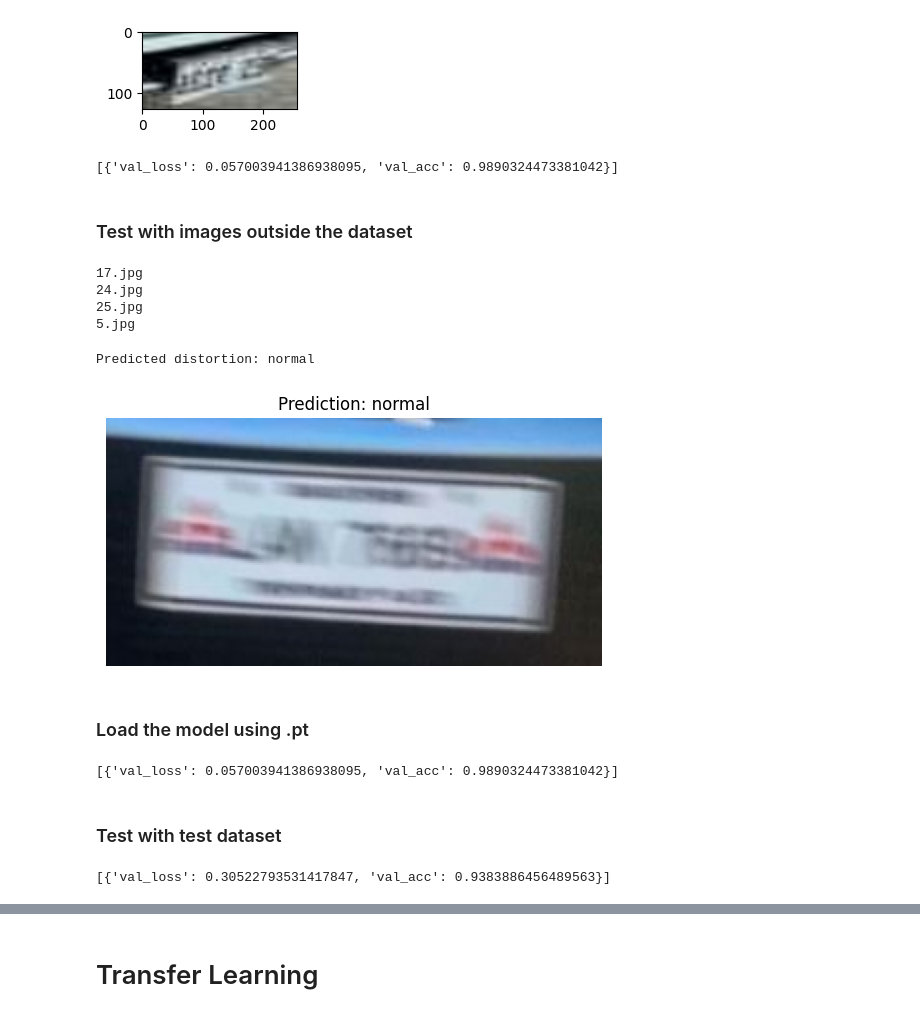
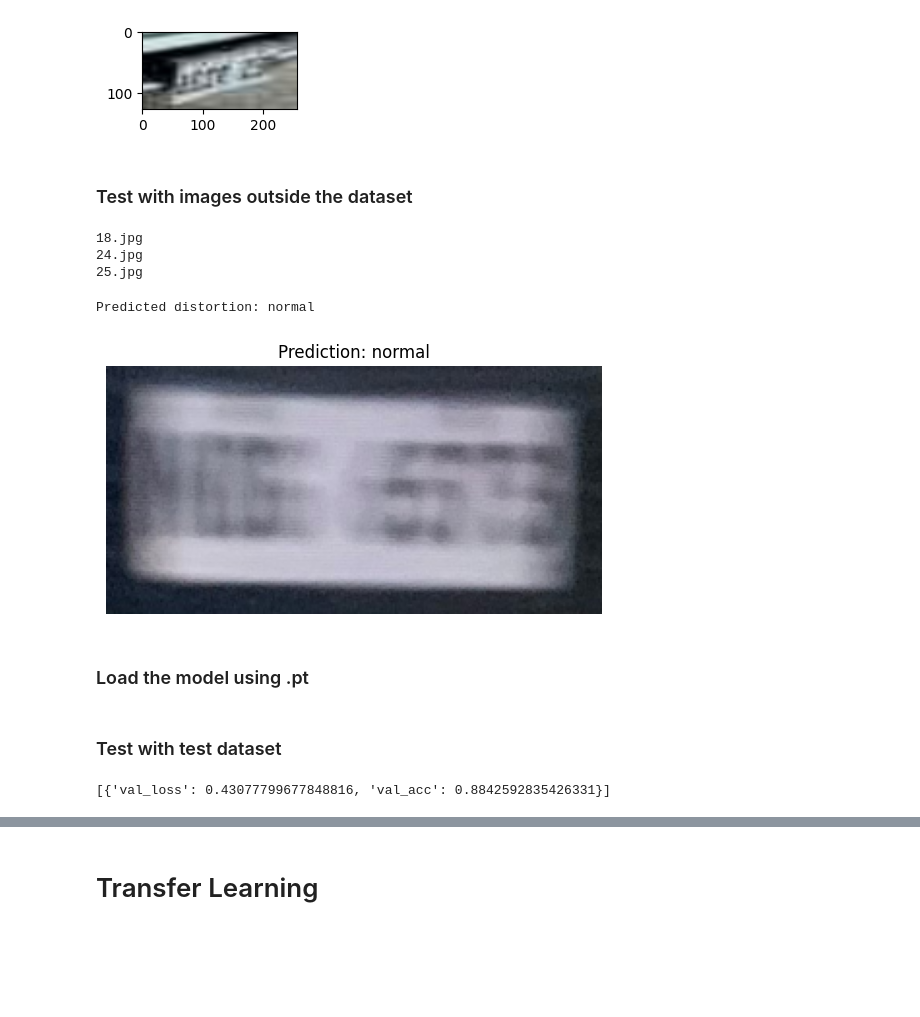
Before and after one commit to jansencruz23/LiPAD-License-Plate-Deblurring-and-Recognition, a Jupyter notebook: src/cnn/distortion_classifier.ipynb, the cells around one changed output, grey strips where cells are left out. Drawn from its saved outputs; the diff is of its cells as text; code cells hidden in the pictures; blank space fills up the shorter version.

```diff
--- a/src/cnn/distortion_classifier.ipynb
+++ b/src/cnn/distortion_classifier.ipynb
@@ -29,7 +29,7 @@ print(classes)
 ### Data Transformation
 # %%
 # Data transforms (normalization & data augmentation)
-stats = ((0.46788563, 0.47724397, 0.48490899), (0.23993908, 0.2449926, 0.23935836))
+stats = ((0.46668784, 0.47452078, 0.48279296), (0.23489688, 0.24030472, 0.23554797))
 train_tfms = T.Compose([T.Resize([128, 256]),
                         T.RandomPerspective(distortion_scale=0.5, p=0.5),
                         T.ColorJitter(hue=.3),
@@ -402,8 +400,6 @@ Label: low_qual, Predicted: low_qual
 [figure]
 # %%
 [evaluate(model, valid_dl)]
-# %% [output]
-[{'val_loss': 0.057003941386938095, 'val_acc': 0.9890324473381042}]
 # %% [markdown]
 ### Test with images outside the dataset
 # %%
@@ -415,14 +411,13 @@ for image_name in h_blurs:
     external_img = Image.open(os.path.join(DATA_DIR, 'test', 'h_blur',image_name)).convert('RGB')
     img_tensor = transform(external_img)
 
-    prediction = predict_image(img_tensor, model)
+    prediction = predict_image(img_tensor, model2)
     if prediction != 'h_blur':
         print(image_name)
 # %% [output]
-17.jpg
+18.jpg
 24.jpg
 25.jpg
-5.jpg
 # %%
 transform = T.Compose([
     T.Resize([128, 256]),
@@ -430,22 +425,22 @@ transform = T.Compose([
     T.Normalize(*stats)
 ])
 
-loaded_model.eval()
-img_path = os.path.join(DATA_DIR, 'test', 'h_blur', '46.jpg')
+model.eval()
+img_path = os.path.join(DATA_DIR, 'test', 'h_blur', '49.jpg')
 external_img = Image.open(img_path).convert('RGB')
 img_tensor = transform(external_img)
 # %%
-prediction = predict_image(img_tensor, loaded_model)
+prediction = predict_image(img_tensor, model)
 print(f'Predicted distortion: {prediction}')
 
 denorm_img = denormalize(img_tensor, *stats)[0].permute(1, 2, 0)
 plt.imshow(denorm_img)
 plt.axis('off')
 plt.title(f'Prediction: {prediction}')
 plt.show()
 # %% [output]
 Predicted distortion: normal
-[figure, old version]
+[figure, new version]
 # %% [markdown]
 ### Load the model using .pt
 # %%
@@ -455,8 +450,6 @@ loaded_model.load_state_dict(loaded_model_wts)
 loaded_model = to_device(loaded_model, device)
 # %%
 [evaluate(loaded_model, valid_dl)]
-# %% [output]
-[{'val_loss': 0.057003941386938095, 'val_acc': 0.9890324473381042}]
 # %%
 torch.cuda.empty_cache()
 # %% [markdown]
@@ -466,9 +459,9 @@ test_ds = ImageFolder(os.path.join(DATA_DIR, 'test'), valid_tfms)
 test_dl = DataLoader(test_ds, batch_size*5, num_workers=3, pin_memory=True)
 test_dl = DeviceDataLoader(test_dl, device)
 # %%
-[evaluate(loaded_model, test_dl)]
+[evaluate(model, test_dl)]
 # %% [output]
-[{'val_loss': 0.30522793531417847, 'val_acc': 0.9383886456489563}]
+[{'val_loss': 0.43077799677848816, 'val_acc': 0.8842592835426331}]
 # %%
 all_preds = []
 all_labels = []
```
Also changed, not shown: parts of 16 cells of this notebook, 4 other files.
